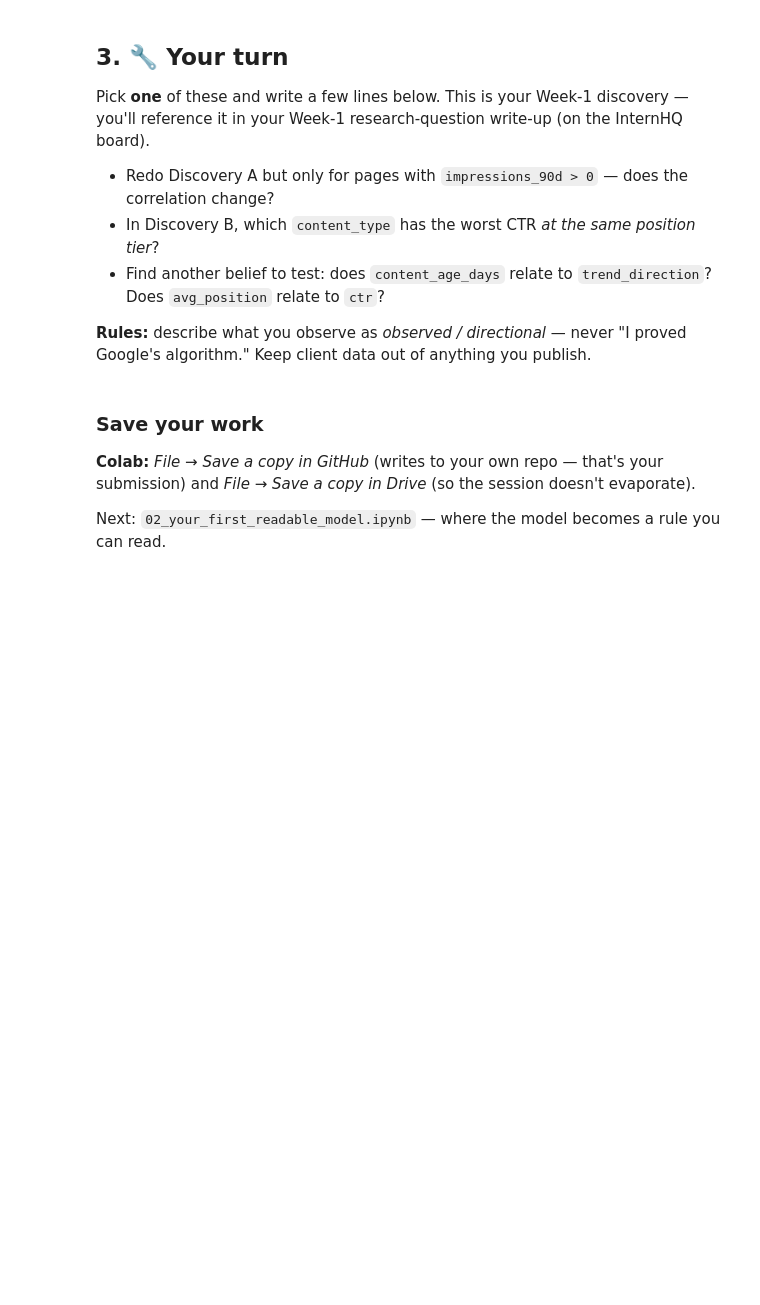
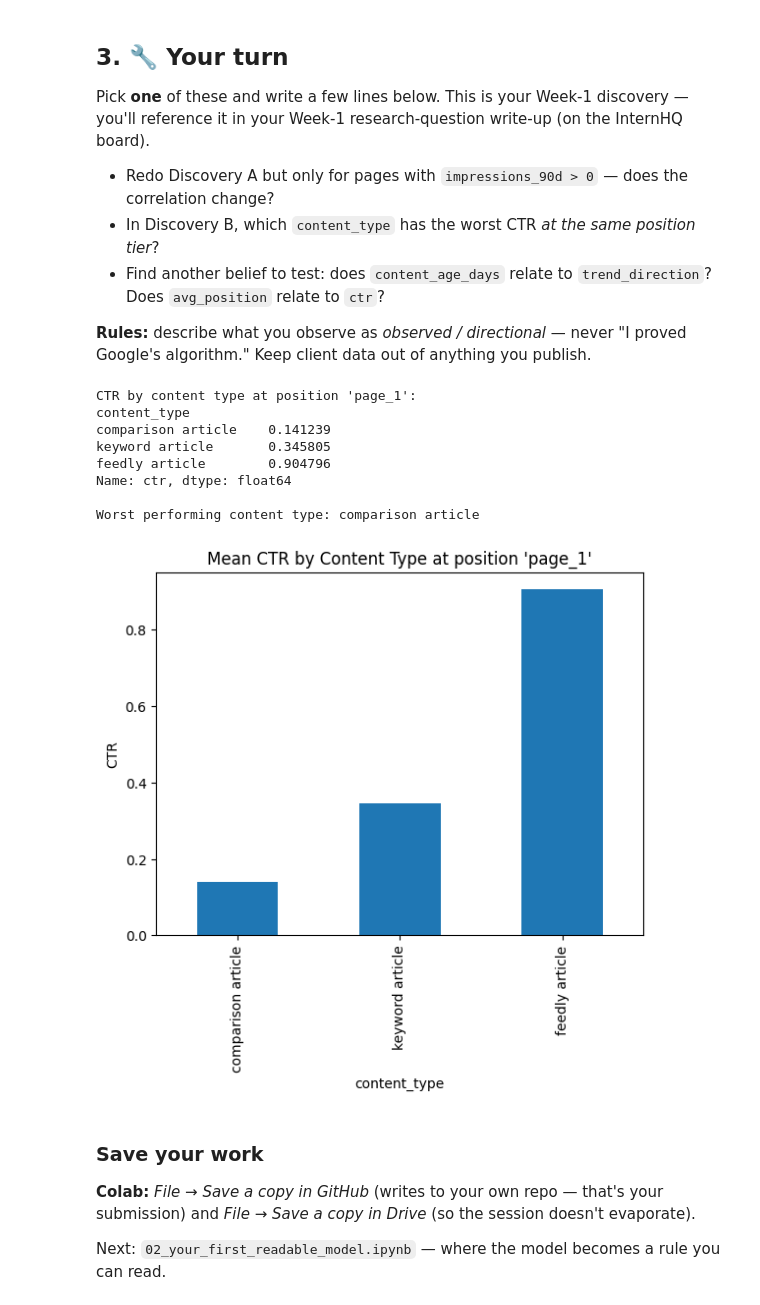
Before and after one commit to Zoye-J/FlyRank--MachineLearning, a Jupyter notebook: notebooks/01_first_look_and_discovery.ipynb, the cells around one changed output. Saved outputs shown, nothing was run; the diff lists cells and outputs as text; code cells hidden in the pictures; blank space fills up the shorter version.

```diff
--- a/notebooks/01_first_look_and_discovery.ipynb
+++ b/notebooks/01_first_look_and_discovery.ipynb
@@ -102,3 +156,24 @@ Pick **one** of these and write a few lines below. This is your Week-1 discovery
+# %%
+
+visible = df[df["impressions_90d"] >= 100]
+pos_tier = 'page_1'
+
+ctr_by_type = visible[visible['position_tier'] == pos_tier].groupby('content_type')['ctr'].mean().sort_values()
+ctr_by_type.plot(kind="bar", title=f"Mean CTR by Content Type at position '{pos_tier}'", ylabel="CTR")
+
+print(f"CTR by content type at position '{pos_tier}':")
+print(ctr_by_type)
+print(f"\nWorst performing content type: {ctr_by_type.idxmin()}")
+# %% [output]
+CTR by content type at position 'page_1':
+content_type
+comparison article    0.141239
+keyword article       0.345805
+feedly article        0.904796
+Name: ctr, dtype: float64
+
+Worst performing content type: comparison article
+[figure, added]
 # %% [markdown]
 ### Save your work
 **Colab:** *File → Save a copy in GitHub* (writes to your own repo — that's your submission) and *File → Save a copy in Drive* (so the session doesn't evaporate).
```
Also changed, not shown: parts of 9 cells of this notebook.
